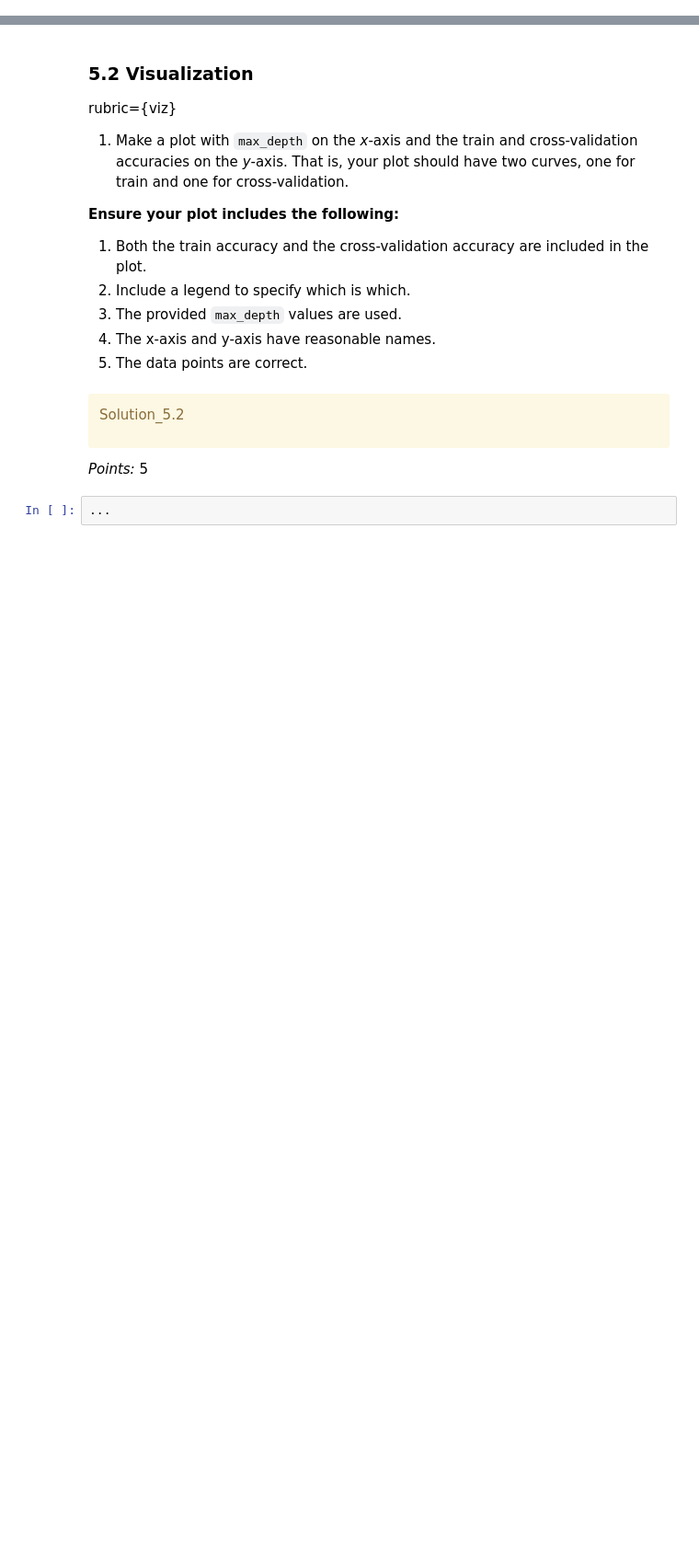
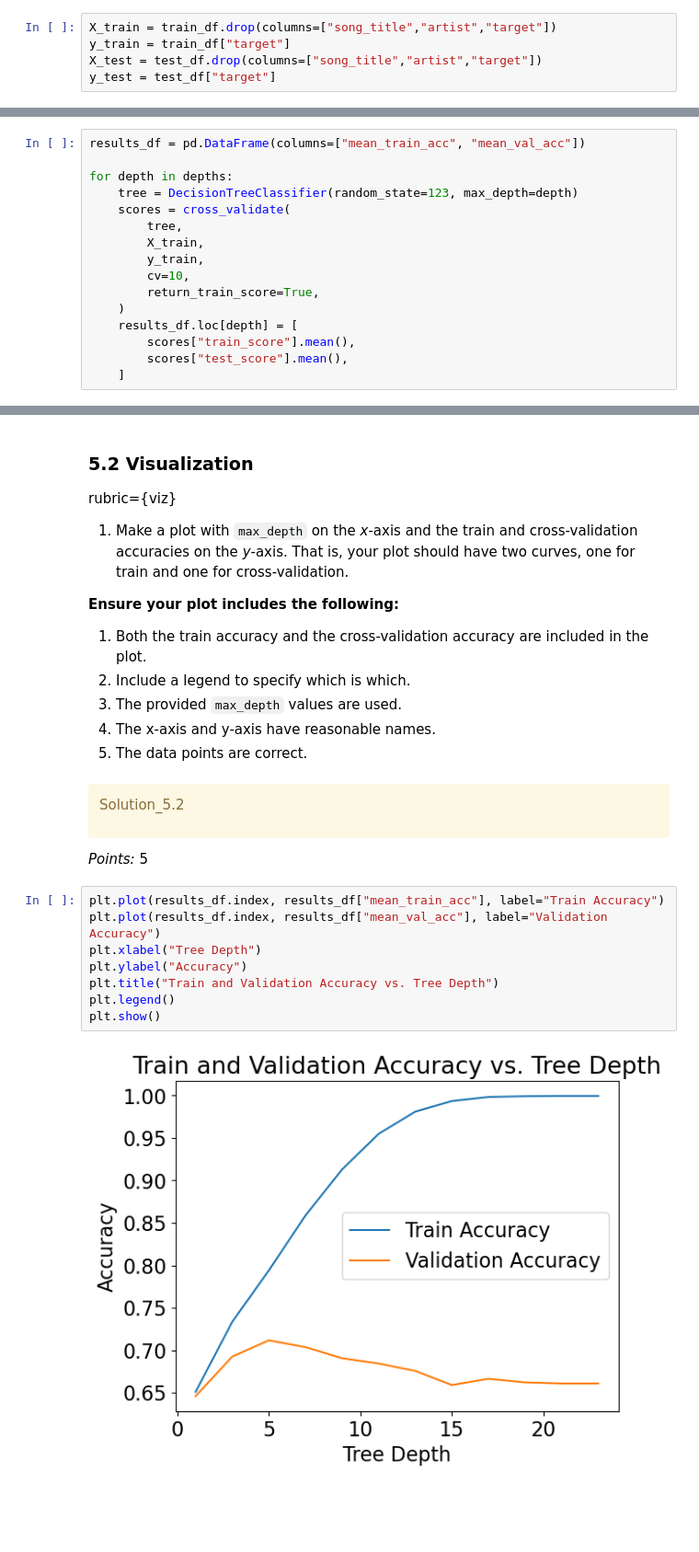
Before and after one commit to underscoreHasan/cpsc330_hw2, a Jupyter notebook: hw2.ipynb, the cells around one changed output, grey strips where cells are left out. Shown at 92% size. Cells and saved outputs as stored; diff of their text form; blank space fills up the shorter version.

```diff
--- a/hw2.ipynb
+++ b/hw2.ipynb
@@ -652,2 +727,7 @@ y_test = None
+# %%
+X_train = train_df.drop(columns=["song_title","artist","target"])
+y_train = train_df["target"]
+X_test = test_df.drop(columns=["song_title","artist","target"])
+y_test = test_df["target"]
 # %%
 grader.check("q4.1")
@@ -781,2 +898,18 @@ results_df = None
+# %%
+results_df = pd.DataFrame(columns=["mean_train_acc", "mean_val_acc"])
+
+for depth in depths:
+    tree = DecisionTreeClassifier(random_state=123, max_depth=depth)
+    scores = cross_validate(
+        tree,
+        X_train,
+        y_train,
+        cv=10,
+        return_train_score=True,
+    )
+    results_df.loc[depth] = [
+        scores["train_score"].mean(),
+        scores["test_score"].mean(),
+    ]
 # %%
 results_df
@@ -809,8 +960,16 @@ Solution_5.2
 </div>
 
 _Points:_ 5
-# %%
-...
+# %%
+plt.plot(results_df.index, results_df["mean_train_acc"], label="Train Accuracy")
+plt.plot(results_df.index, results_df["mean_val_acc"], label="Validation Accuracy")
+plt.xlabel("Tree Depth")
+plt.ylabel("Accuracy")
+plt.title("Train and Validation Accuracy vs. Tree Depth")
+plt.legend()
+plt.show()
+# %% [output]
+[figure, added]
 # %% [markdown]
 <!-- END QUESTION -->
 
```
Also changed, not shown: parts of 80 cells of this notebook, 1 other file.
